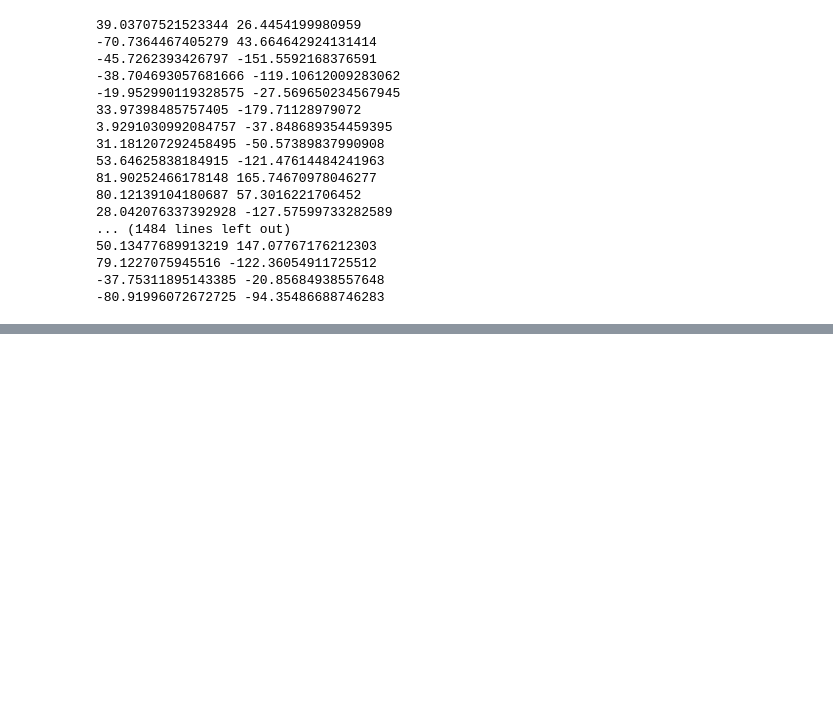
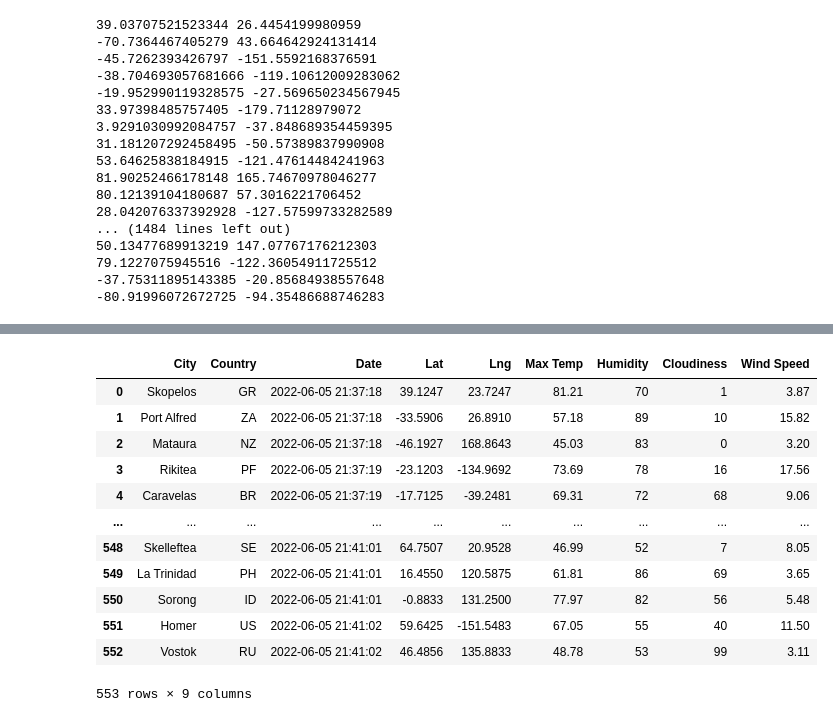
Before and after one commit to mjonse90/World_Weather_Analysis, a Jupyter notebook: WeatherPy.ipynb, the cells around one changed output, grey strips where cells are left out. Saved outputs shown, nothing was run; the diff lists cells and outputs as text; code cells hidden in the pictures; blank space fills up the shorter version.

```diff
--- a/WeatherPy.ipynb
+++ b/WeatherPy.ipynb
@@ -54,0 +60,10 @@ len(cities)
+# %%
+# Import the requests library.
+import requests
+
+# Import the API key.
+from config import weather_api_key
+
+
+# Starting URL for Weather Map API Call.
+url = "http://api.openweathermap.org/data/2.5/weather?units=Imperial&APPID=" + weather_api_key
@@ -54,0 +152,5 @@ len(cities)
+# %%
+# 6.2.7: Create a DataFrame of City Weather Data
+# Convert the array of dictionaries to a Pandas DataFrame.
+city_data_df = pd.DataFrame(city_data)
+city_data_df.head(10)
@@ -54,0 +169,18 @@ len(cities)
+# %%
+new_column_order = ["City", "Country", "Date", "Lat", "Lng", "Max Temp", "Humidity", "Cloudiness", "Wind Speed"]
+city_data_df = city_data_df[new_column_order]
+city_data_df
+# %% [output]
+|  | City | Country | Date | Lat | Lng | Max Temp | Humidity | Cloudiness | Wind Speed |
+| 0 | Skopelos | GR | 2022-06-05 21:37:18 | 39.1247 | 23.7247 | 81.21 | 70 | 1 | 3.87 |
+| 1 | Port Alfred | ZA | 2022-06-05 21:37:18 | -33.5906 | 26.8910 | 57.18 | 89 | 10 | 15.82 |
+| 2 | Mataura | NZ | 2022-06-05 21:37:18 | -46.1927 | 168.8643 | 45.03 | 83 | 0 | 3.20 |
+| 3 | Rikitea | PF | 2022-06-05 21:37:19 | -23.1203 | -134.9692 | 73.69 | 78 | 16 | 17.56 |
+| 4 | Caravelas | BR | 2022-06-05 21:37:19 | -17.7125 | -39.2481 | 69.31 | 72 | 68 | 9.06 |
+| ... | ... | ... | ... | ... | ... | ... | ... | ... | ... |
+| 548 | Skelleftea | SE | 2022-06-05 21:41:01 | 64.7507 | 20.9528 | 46.99 | 52 | 7 | 8.05 |
+| 549 | La Trinidad | PH | 2022-06-05 21:41:01 | 16.4550 | 120.5875 | 61.81 | 86 | 69 | 3.65 |
+| 550 | Sorong | ID | 2022-06-05 21:41:01 | -0.8833 | 131.2500 | 77.97 | 82 | 56 | 5.48 |
+| 551 | Homer | US | 2022-06-05 21:41:02 | 59.6425 | -151.5483 | 67.05 | 55 | 40 | 11.50 |
+| 552 | Vostok | RU | 2022-06-05 21:41:02 | 46.4856 | 135.8833 | 48.78 | 53 | 99 | 3.11 |
+553 rows × 9 columns
```
Also changed, not shown: parts of 6 cells of this notebook.
